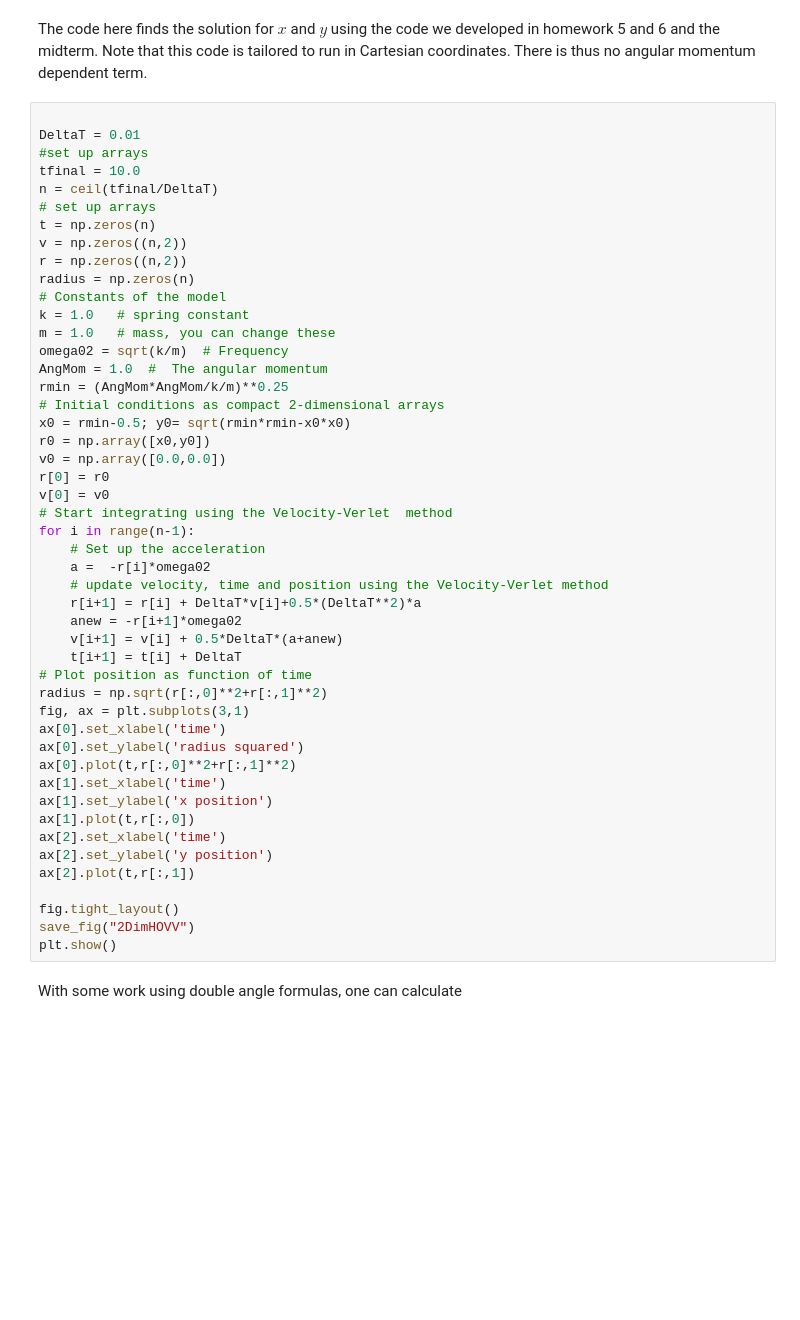
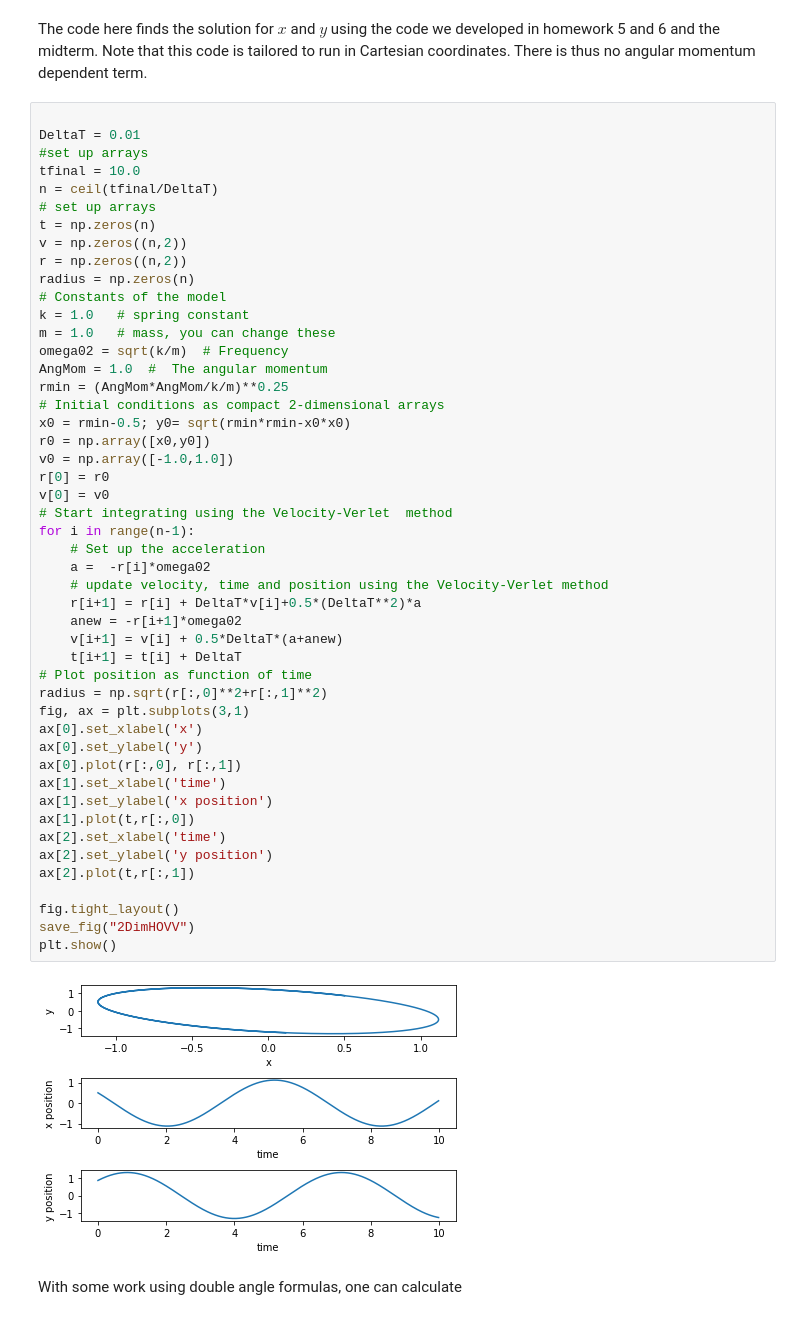
Before and after one commit to mhjensen/Physics321, a Jupyter notebook: doc/pub/week11/ipynb/week11.ipynb, the cells around one changed output. Cells and saved outputs as stored; diff of their text form; blank space fills up the shorter version.

```diff
--- a/doc/pub/week11/ipynb/week11.ipynb
+++ b/doc/pub/week11/ipynb/week11.ipynb
@@ -643,37 +649,39 @@ m = 1.0   # mass, you can change these
 omega02 = sqrt(k/m)  # Frequency
 AngMom = 1.0  #  The angular momentum
 rmin = (AngMom*AngMom/k/m)**0.25
 # Initial conditions as compact 2-dimensional arrays
 x0 = rmin-0.5; y0= sqrt(rmin*rmin-x0*x0)
 r0 = np.array([x0,y0])
-v0 = np.array([0.0,0.0])
+v0 = np.array([-1.0,1.0])
 r[0] = r0
 v[0] = v0
 # Start integrating using the Velocity-Verlet  method
 for i in range(n-1):
     # Set up the acceleration
     a =  -r[i]*omega02
     # update velocity, time and position using the Velocity-Verlet method
     r[i+1] = r[i] + DeltaT*v[i]+0.5*(DeltaT**2)*a
     anew = -r[i+1]*omega02
     v[i+1] = v[i] + 0.5*DeltaT*(a+anew)
     t[i+1] = t[i] + DeltaT
 # Plot position as function of time
 radius = np.sqrt(r[:,0]**2+r[:,1]**2)
 fig, ax = plt.subplots(3,1)
-ax[0].set_xlabel('time')
-ax[0].set_ylabel('radius squared')
-ax[0].plot(t,r[:,0]**2+r[:,1]**2)
+ax[0].set_xlabel('x')
+ax[0].set_ylabel('y')
+ax[0].plot(r[:,0], r[:,1])
 ax[1].set_xlabel('time')
 ax[1].set_ylabel('x position')
 ax[1].plot(t,r[:,0])
 ax[2].set_xlabel('time')
 ax[2].set_ylabel('y position')
 ax[2].plot(t,r[:,1])
 
 fig.tight_layout()
 save_fig("2DimHOVV")
 plt.show()
+# %% [output]
+[figure, added]
 # %% [markdown]
 With some work using double angle formulas, one can calculate
 # %% [markdown]
```
Also changed, not shown: parts of 4 cells of this notebook, 5 other files.
